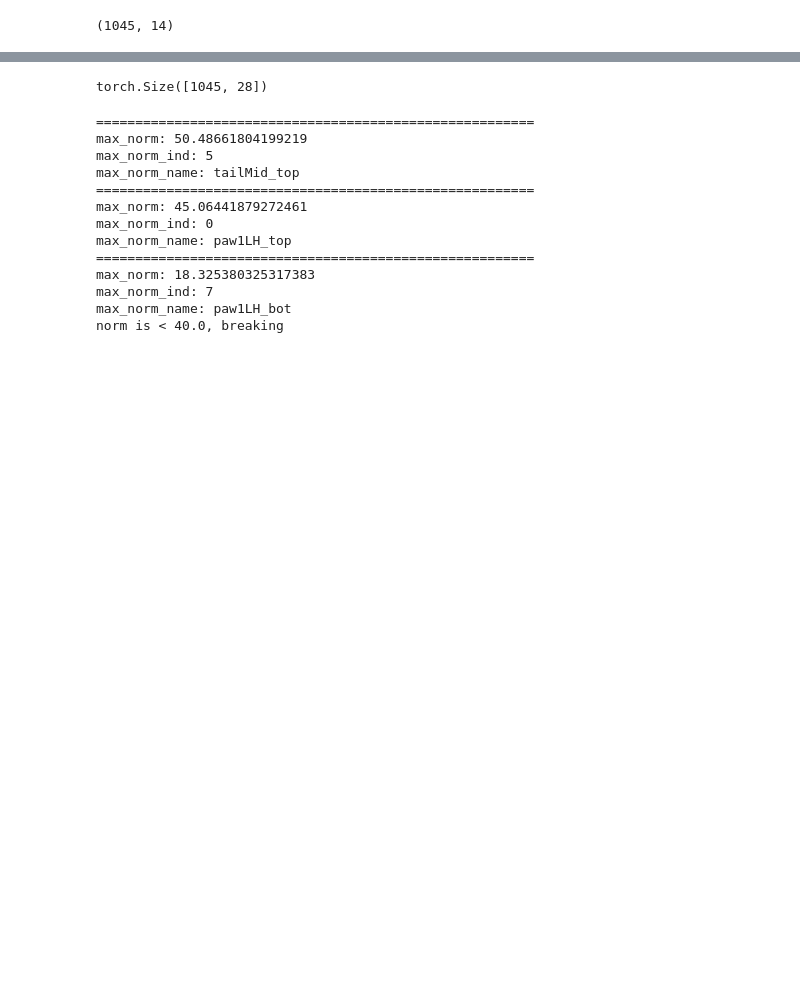
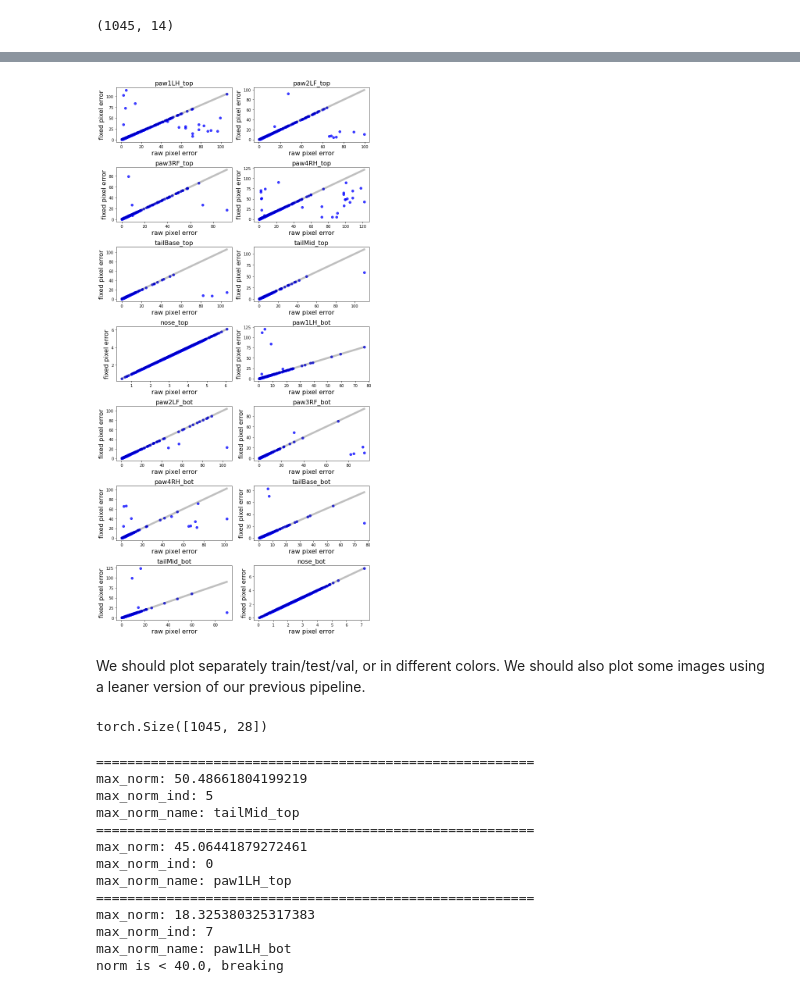
Before and after one commit to paninski-lab/lightning-pose, a Jupyter notebook: scripts/post_process_preds.ipynb, the cells around one changed output, grey strips where cells are left out. Cells and saved outputs as stored; diff of their text form; code cells hidden in the pictures; blank space fills up the shorter version.

Commit message:
individual-bp-plots

```diff
--- a/scripts/post_process_preds.ipynb
+++ b/scripts/post_process_preds.ipynb
@@ -299,3 +299,24 @@ Text(0, 0.5, 'fixed pixel error (bp-averaged)')
+# %%
+# subplot for each keypoint
+ncols = 2
+nrows = int(np.ceil(len(keypoint_names) / ncols))
+fig, axs = plt.subplots(nrows=nrows, ncols=ncols, figsize=(10,20))
+for i, keypoint_name in enumerate(keypoint_names):
+    ax = axs.flat[i]
+    ax.scatter(pixel_errors[:,i], pixel_errors_fixed[:,i], c="blue", alpha=0.75, label="pixel error")
+    minimum, maximum = np.nanmin(pixel_errors[:,i]), np.nanmax(pixel_errors[:,i])
+    ax.plot([minimum, maximum], [minimum, maximum], linewidth=5.0, c='black', alpha=0.25)
+    #ax.plot([2,20], [2,20], linewidth=5.0, c='black', alpha=0.25)
+    ax.set_xlabel("raw pixel error", fontsize=16)
+    ax.set_ylabel("fixed pixel error", fontsize=16)
+    ax.set_title(keypoint_name, fontsize=16)
+    #ax.tick_params(axis='both', which='major', pad=30)
+    fig.tight_layout()
+# %% [output]
+[figure, added]
+# %% [markdown]
+We should plot separately train/test/val, or in different colors.
+We should also plot some images using a leaner version of our previous pipeline.
 # %%
 # get data and image
 eval_cond = "test"
```
Also changed, not shown: parts of 3 cells of this notebook.
